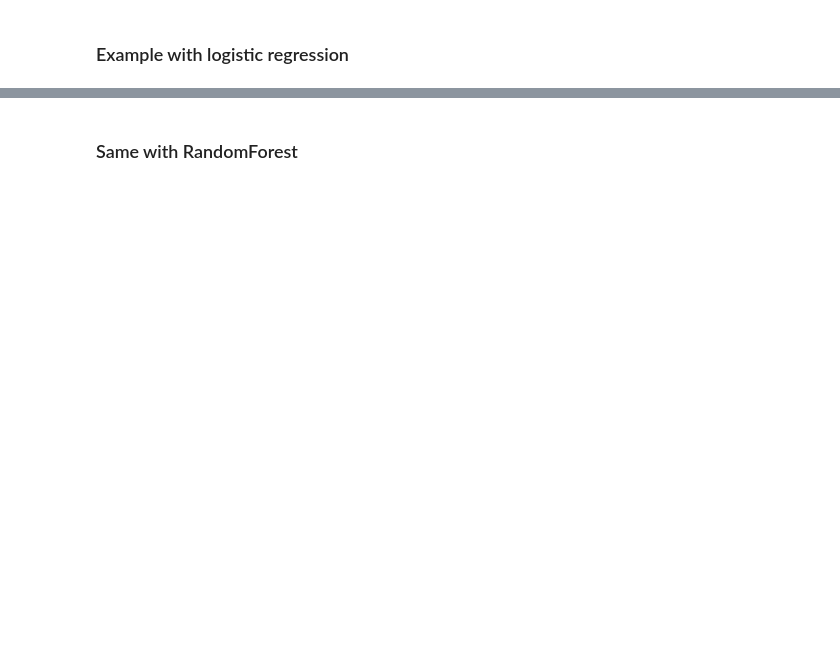
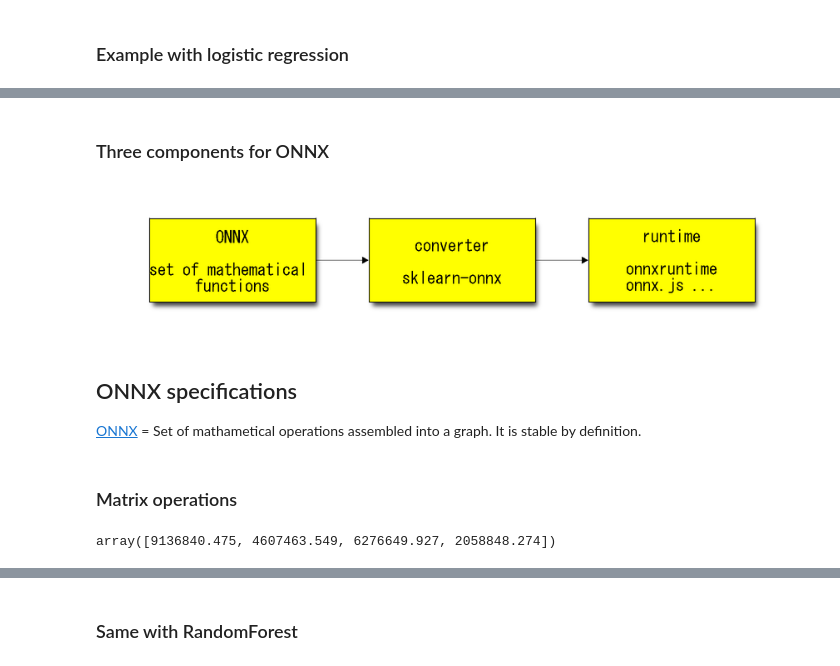
Before and after one commit to sdpython/jupytalk, a Jupyter notebook: _doc/notebooks/2019/sklearn/onnx_sklearn_consortium.ipynb, the cells around one changed output, grey strips where cells are left out. Cells and saved outputs as stored; diff of their text form; code cells hidden in the pictures; blank space fills up the shorter version.

```diff
--- a/_doc/notebooks/2019/sklearn/onnx_sklearn_consortium.ipynb
+++ b/_doc/notebooks/2019/sklearn/onnx_sklearn_consortium.ipynb
@@ -78,0 +77,21 @@ for la in ax.get_xticklabels(): la.set_horizontalalignment('right');
+# %% [markdown]
+### Three components for ONNX
+# %%
+draw_diagram("""blockdiag { default_fontsize = 20; node_width = 200; node_height = 100;
+    onnx[label="ONNX\\n\\nset of mathematical functions", color="#FFFF00"];
+    conv[label="converter\\n\\nsklearn-onnx", color="#FFFF00"];
+    run[label="runtime\\n\\nonnxruntime\\nonnx.js\\n...", color="#FFFF00"];
+    onnx -> conv -> run ; }""")
+# %% [output]
+[figure, added]
+# %% [markdown]
+## ONNX specifications
+
+[ONNX](https://onnx.ai/) = Set of mathametical operations assembled into a graph. It is stable by definition.
+# %% [markdown]
+### Matrix operations
+# %%
+beta = (X.T @ X) @ X.T @ y
+beta
+# %% [output]
+array([9136840.475, 4607463.549, 6276649.927, 2058848.274])
```
Also changed, not shown: parts of 44 cells of this notebook, 7 other files.
